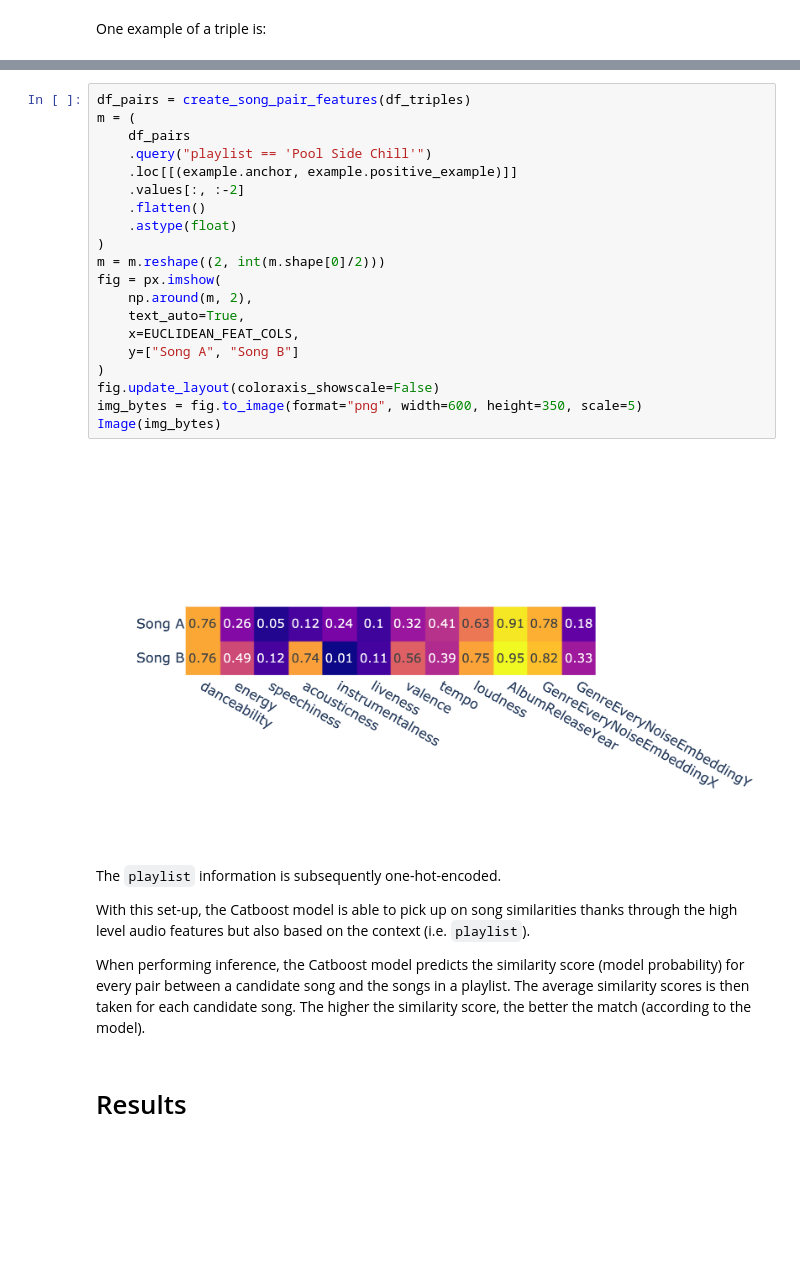
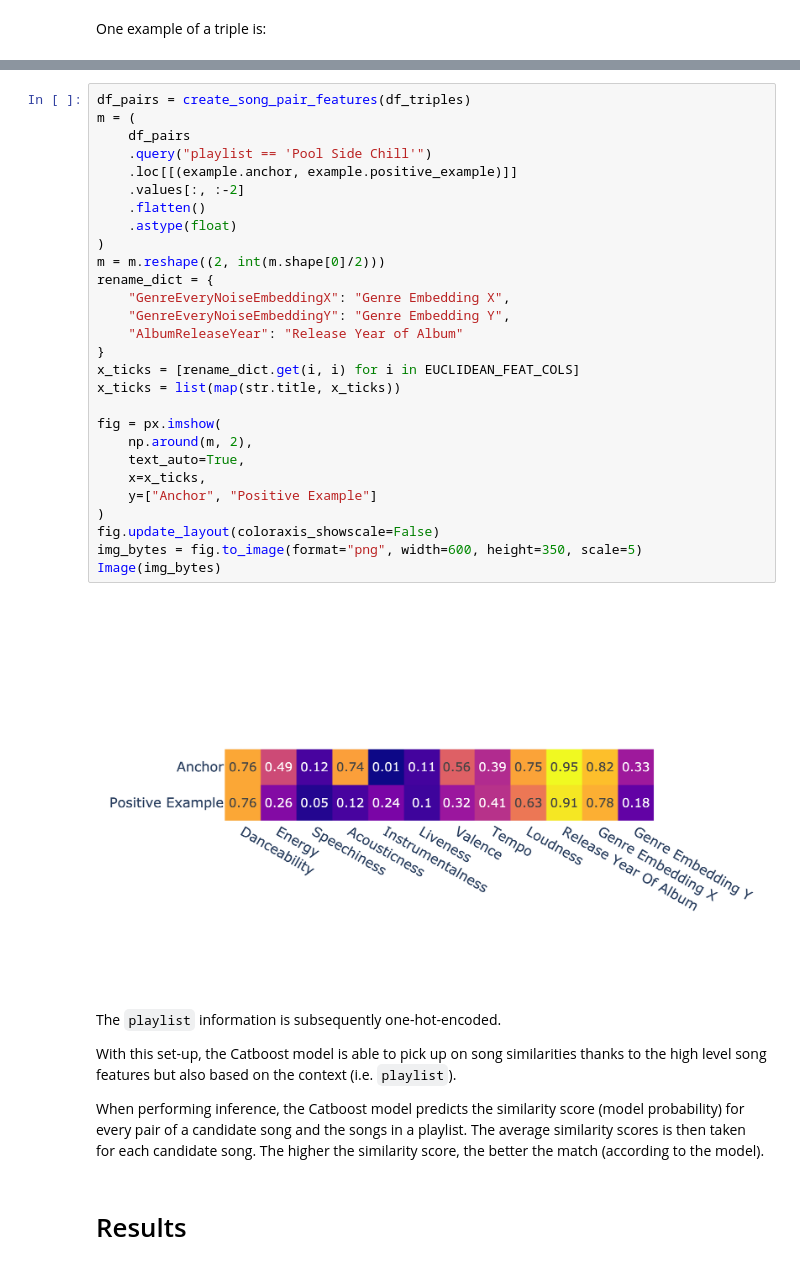
Before and after one commit to calyptis/RecommendedFrequencies, a Jupyter notebook: notebooks/Blog_Post.ipynb, the cells around one changed output, grey strips where cells are left out. Saved outputs shown, nothing was run; the diff lists cells and outputs as text; blank space fills up the shorter version.

Commit message:
improve text and plots

```diff
--- a/notebooks/Blog_Post.ipynb
+++ b/notebooks/Blog_Post.ipynb
@@ -285,31 +300,39 @@ For the example above, one gets this feature vector (visualising it as a matrix
 # %%
 df_pairs = create_song_pair_features(df_triples)
 m = (
     df_pairs
     .query("playlist == 'Pool Side Chill'")
     .loc[[(example.anchor, example.positive_example)]]
     .values[:, :-2]
     .flatten()
     .astype(float)
 )
 m = m.reshape((2, int(m.shape[0]/2)))
+rename_dict = {
+    "GenreEveryNoiseEmbeddingX": "Genre Embedding X",
+    "GenreEveryNoiseEmbeddingY": "Genre Embedding Y",
+    "AlbumReleaseYear": "Release Year of Album"
+}
+x_ticks = [rename_dict.get(i, i) for i in EUCLIDEAN_FEAT_COLS]
+x_ticks = list(map(str.title, x_ticks))
+
 fig = px.imshow(
     np.around(m, 2),
     text_auto=True,
-    x=EUCLIDEAN_FEAT_COLS,
-    y=["Song A", "Song B"]
+    x=x_ticks,
+    y=["Anchor", "Positive Example"]
 )
 fig.update_layout(coloraxis_showscale=False)
 img_bytes = fig.to_image(format="png", width=600, height=350, scale=5)
 Image(img_bytes)
 # %% [output]
-[figure, old version]
+[figure, new version]
 # %% [markdown]
 The `playlist` information is subsequently one-hot-encoded.
 
-With this set-up, the Catboost model is able to pick up on song similarities thanks through the high level audio features but also based on the context (i.e. `playlist`).
+With this set-up, the Catboost model is able to pick up on song similarities thanks to the high level song features but also based on the context (i.e. `playlist`).
 
-When performing inference, the Catboost model predicts the similarity score (model probability) for every pair between a candidate song and the songs in a playlist. The average similarity scores is then taken for each candidate song. The higher the similarity score, the better the match (according to the model).
+When performing inference, the Catboost model predicts the similarity score (model probability) for every pair of a candidate song and the songs in a playlist. The average similarity scores is then taken for each candidate song. The higher the similarity score, the better the match (according to the model).
 # %% [markdown]
 # Results
 # %% [markdown]
```
Also changed, not shown: parts of 19 cells of this notebook, 1 other file.
